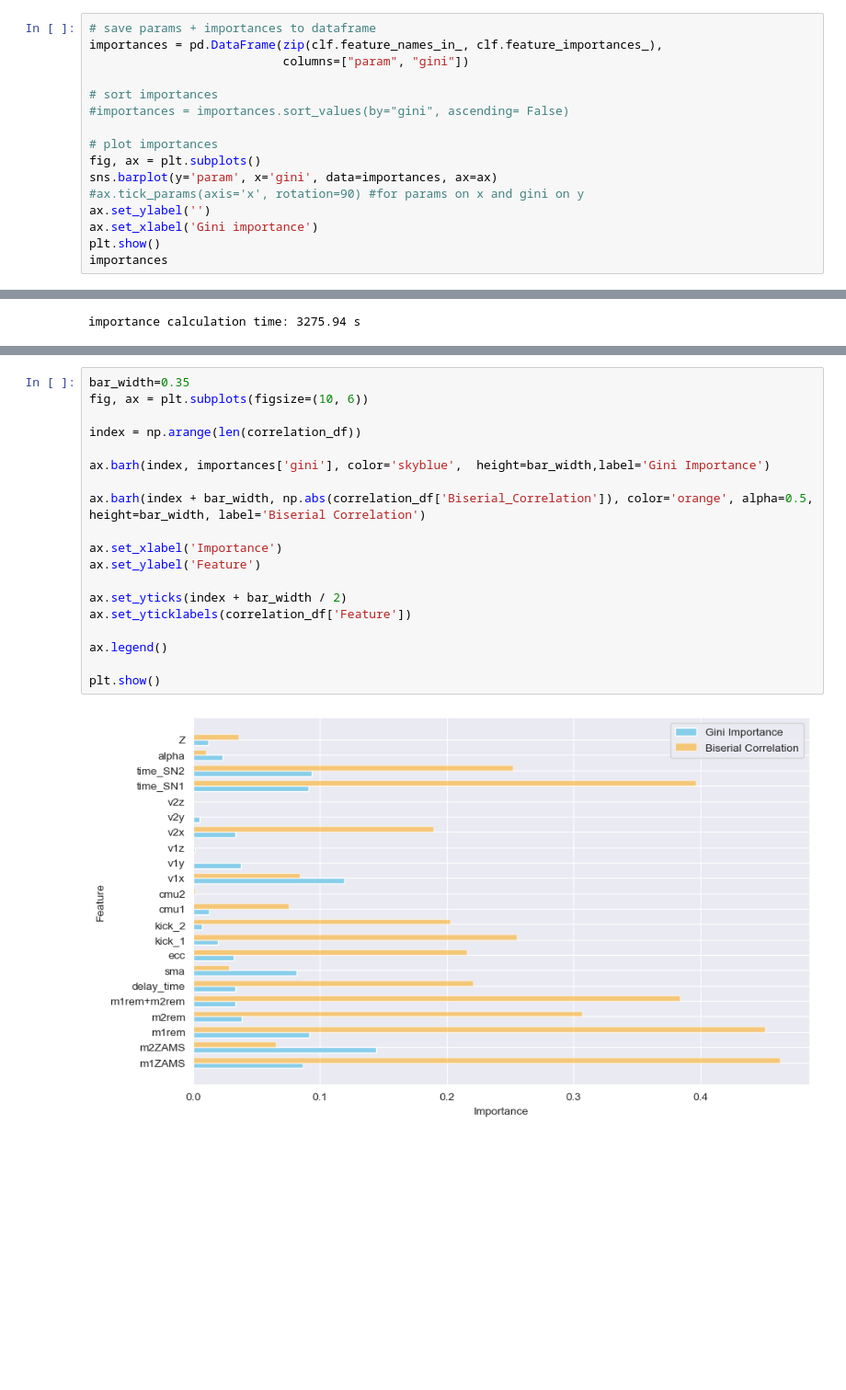
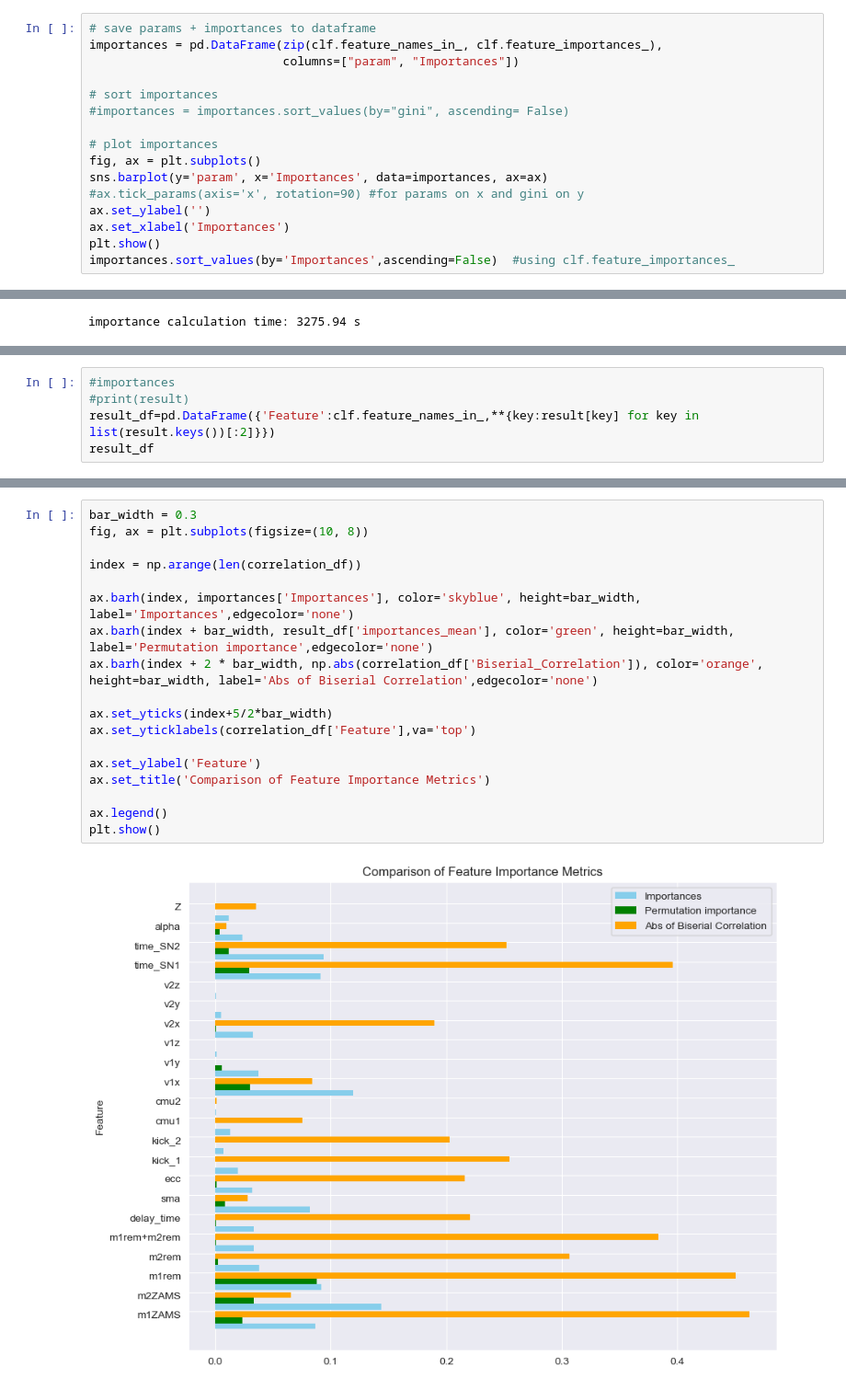
Before and after one commit to Giacomo-Menegatti/AstroLab, a Jupyter notebook: AstroLab (1).ipynb, the cells around one changed output, grey strips where cells are left out. Shown: that part at 92% size. Saved outputs shown, nothing was run; the diff lists cells and outputs as text; blank space fills up the shorter version.

```diff
--- a/AstroLab (1).ipynb
+++ b/AstroLab (1).ipynb
@@ -213,17 +213,17 @@ The Gini importances are available through the `feature_importances_`-attribute
 # %%
 # save params + importances to dataframe
 importances = pd.DataFrame(zip(clf.feature_names_in_, clf.feature_importances_),
-                           columns=["param", "gini"])
+                           columns=["param", "Importances"])
 
 # sort importances
 #importances = importances.sort_values(by="gini", ascending= False)
 
 # plot importances
 fig, ax = plt.subplots()
-sns.barplot(y='param', x='gini', data=importances, ax=ax)
+sns.barplot(y='param', x='Importances', data=importances, ax=ax)
 #ax.tick_params(axis='x', rotation=90) #for params on x and gini on y
 ax.set_ylabel('')
-ax.set_xlabel('Gini importance')
+ax.set_xlabel('Importances')
 plt.show()
-importances
+importances.sort_values(by='Importances',ascending=False)  #using clf.feature_importances_
 # %% [output]
@@ -290,0 +280,5 @@ importances
+# %%
+#importances
+#print(result)
+result_df=pd.DataFrame({'Feature':clf.feature_names_in_,**{key:result[key] for key in list(result.keys())[:2]}})
+result_df
@@ -291,21 +303,20 @@ importances
 # %%
-bar_width=0.35
-fig, ax = plt.subplots(figsize=(10, 6))
+bar_width = 0.3
+fig, ax = plt.subplots(figsize=(10, 8))
 
 index = np.arange(len(correlation_df))
 
-ax.barh(index, importances['gini'], color='skyblue',  height=bar_width,label='Gini Importance')
+ax.barh(index, importances['Importances'], color='skyblue', height=bar_width, label='Importances',edgecolor='none')
+ax.barh(index + bar_width, result_df['importances_mean'], color='green', height=bar_width, label='Permutation importance',edgecolor='none')
+ax.barh(index + 2 * bar_width, np.abs(correlation_df['Biserial_Correlation']), color='orange', height=bar_width, label='Abs of Biserial Correlation',edgecolor='none')
 
-ax.barh(index + bar_width, np.abs(correlation_df['Biserial_Correlation']), color='orange', alpha=0.5, height=bar_width, label='Biserial Correlation')
+ax.set_yticks(index+5/2*bar_width)
+ax.set_yticklabels(correlation_df['Feature'],va='top')
 
-ax.set_xlabel('Importance')
 ax.set_ylabel('Feature')
-
-ax.set_yticks(index + bar_width / 2)
-ax.set_yticklabels(correlation_df['Feature'])
+ax.set_title('Comparison of Feature Importance Metrics')
 
 ax.legend()
-
 plt.show()
 # %% [output]
-[figure, old version]
+[figure, new version]
```
Also changed, not shown: parts of 5 cells of this notebook.
